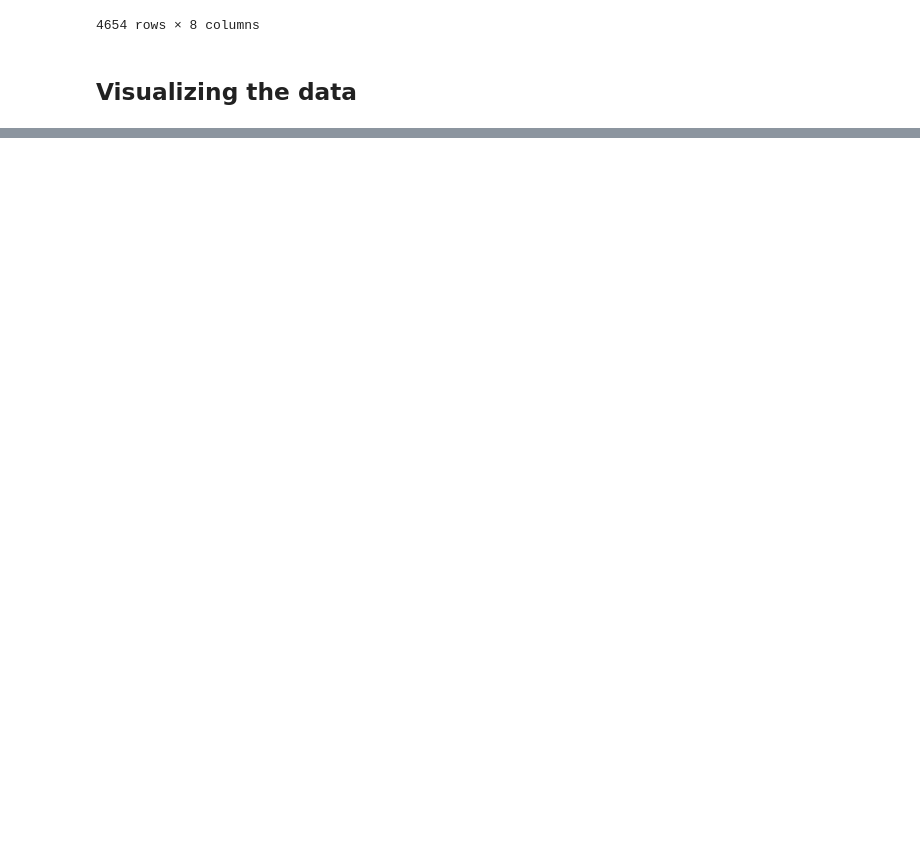
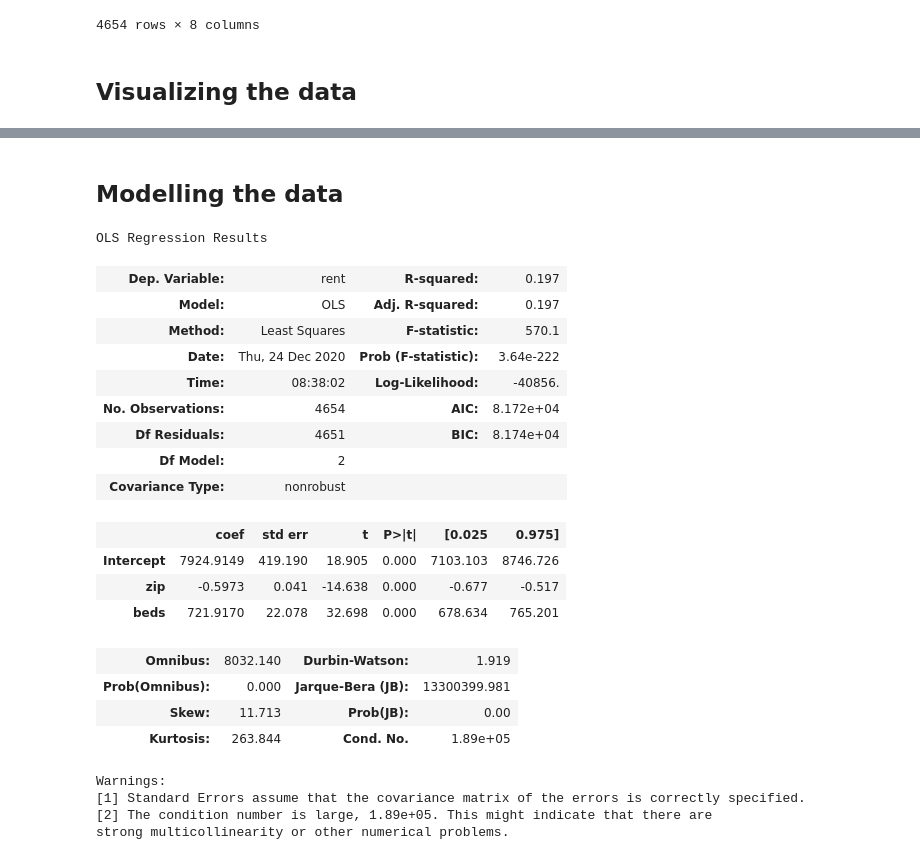
Before and after one commit to stevenkolawole/Python-ML-Blueprints, a Jupyter notebook: 2.-App-to-find-Underpriced-Apartments/Visualizing.ipynb, the cells around one changed output, grey strips where cells are left out. Saved outputs shown, nothing was run; the diff lists cells and outputs as text; code cells hidden in the pictures; blank space fills up the shorter version.

```diff
--- a/2.-App-to-find-Underpriced-Apartments/Visualizing.ipynb
+++ b/2.-App-to-find-Underpriced-Apartments/Visualizing.ipynb
@@ -21,6 +21,7 @@ df
 9229 rows × 8 columns
 # %%
 df = df[df.zip.notnull()].reset_index(drop=True)
+df.zip = df.zip.astype(int)
 df
 # %% [output]
 |  | url | address | neighborhood | rent | beds | baths | flexible_rooms | zip |
@@ -58,0 +76,2 @@ zdf_mean
+# %% [markdown]
+## Modelling the data
@@ -58,0 +81,29 @@ zdf_mean
+# %%
+f = 'rent ~ zip + beds'
+y, X = patsy.dmatrices(f, df, return_type='dataframe')
+
+results = sm.OLS(y, X).fit()
+results.summary()
+# %% [output]
+OLS Regression Results
+| Dep. Variable: | rent | R-squared: | 0.197 |
+| Model: | OLS | Adj. R-squared: | 0.197 |
+| Method: | Least Squares | F-statistic: | 570.1 |
+| Date: | Thu, 24 Dec 2020 | Prob (F-statistic): | 3.64e-222 |
+| Time: | 08:38:02 | Log-Likelihood: | -40856. |
+| No. Observations: | 4654 | AIC: | 8.172e+04 |
+| Df Residuals: | 4651 | BIC: | 8.174e+04 |
+| Df Model: | 2 |  |  |
+| Covariance Type: | nonrobust |  |  |
+|  | coef | std err | t | P>|t| | [0.025 | 0.975] |
+| Intercept | 7924.9149 | 419.190 | 18.905 | 0.000 | 7103.103 | 8746.726 |
+| zip | -0.5973 | 0.041 | -14.638 | 0.000 | -0.677 | -0.517 |
+| beds | 721.9170 | 22.078 | 32.698 | 0.000 | 678.634 | 765.201 |
+| Omnibus: | 8032.140 | Durbin-Watson: | 1.919 |
+| Prob(Omnibus): | 0.000 | Jarque-Bera (JB): | 13300399.981 |
+| Skew: | 11.713 | Prob(JB): | 0.00 |
+| Kurtosis: | 263.844 | Cond. No. | 1.89e+05 |
+Warnings:
+[1] Standard Errors assume that the covariance matrix of the errors is correctly specified.
+[2] The condition number is large, 1.89e+05. This might indicate that there are
+strong multicollinearity or other numerical problems.
```
Also changed, not shown: parts of 5 cells of this notebook, 2 other files.
